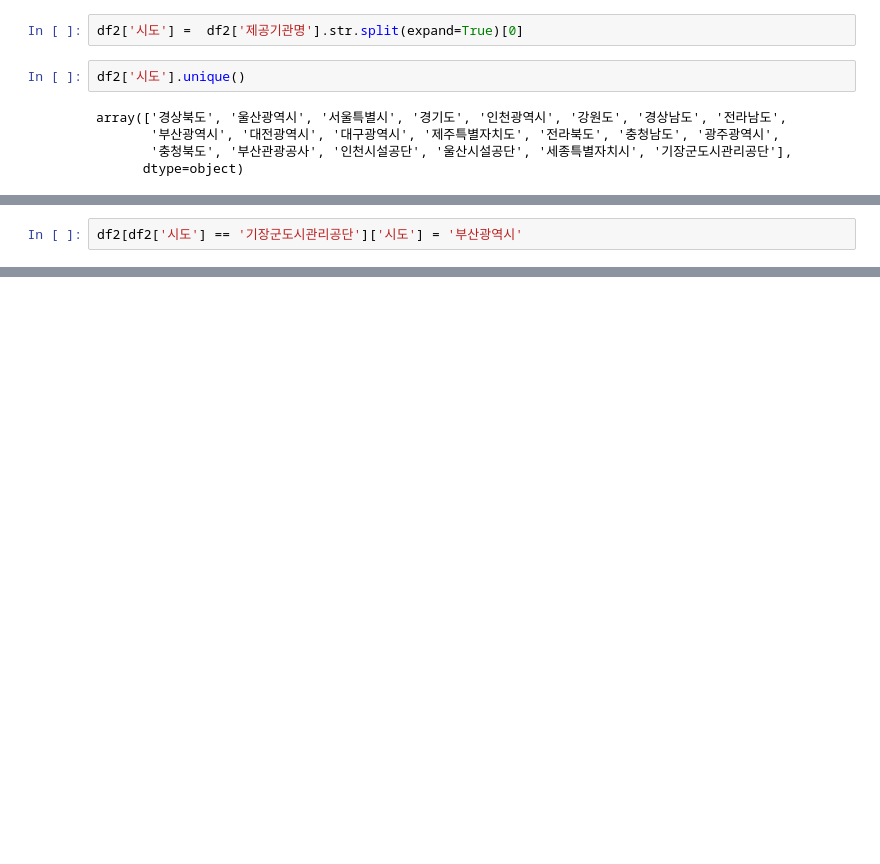
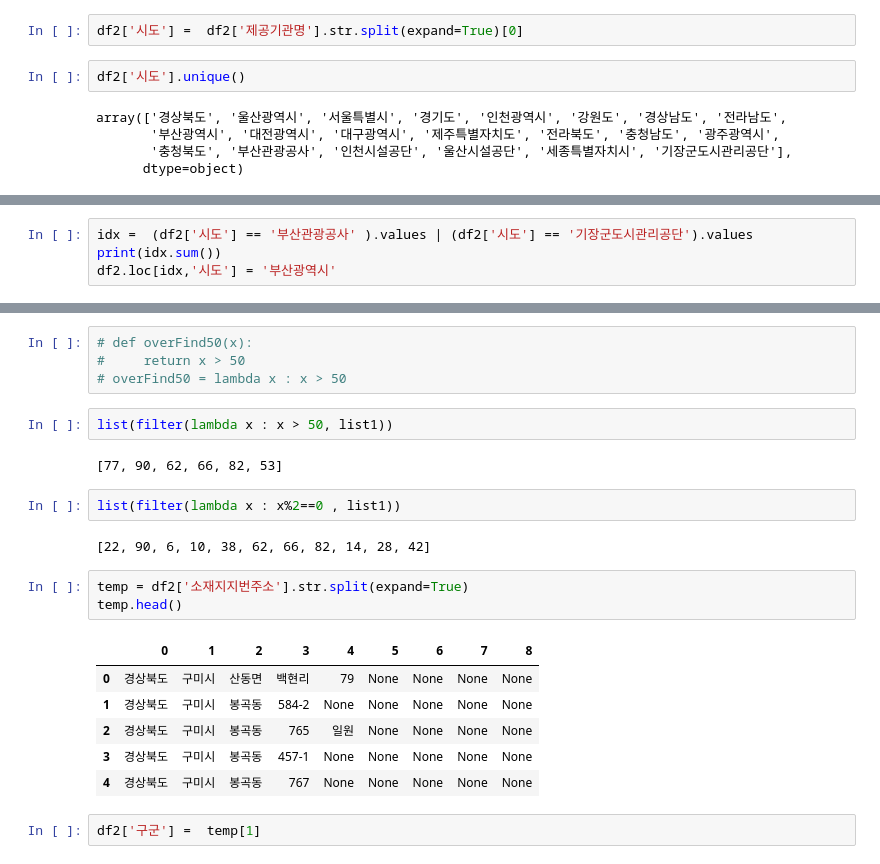
Before and after one commit to leekyuyoung4/ml0719, a Jupyter notebook: 데이터분석/공원데이터분석.ipynb, the cells around one changed output, grey strips where cells are left out. Saved outputs shown, nothing was run; the diff lists cells and outputs as text; blank space fills up the shorter version.

```diff
--- a/데이터분석/공원데이터분석.ipynb
+++ b/데이터분석/공원데이터분석.ipynb
@@ -135,2 +123,0 @@ See the caveats in the documentation: https://pandas.pydata.org/pandas-docs/stab
-# %%
-df2[df2['시도'] == '기장군도시관리공단']['시도'] = '부산광역시'
@@ -142,0 +124,4 @@ See the caveats in the documentation: https://pandas.pydata.org/pandas-docs/stab
+# %%
+idx =  (df2['시도'] == '부산관광공사' ).values | (df2['시도'] == '기장군도시관리공단').values
+print(idx.sum())
+df2.loc[idx,'시도'] = '부산광역시'
@@ -149,0 +156,24 @@ array(['경상북도', '울산광역시', '서울특별시', '경기도', '인
+# %%
+# def overFind50(x):
+#     return x > 50
+# overFind50 = lambda x : x > 50
+# %%
+list(filter(lambda x : x > 50, list1))
+# %% [output]
+[77, 90, 62, 66, 82, 53]
+# %%
+list(filter(lambda x : x%2==0 , list1))
+# %% [output]
+[22, 90, 6, 10, 38, 62, 66, 82, 14, 28, 42]
+# %%
+temp = df2['소재지지번주소'].str.split(expand=True)
+temp.head()
+# %% [output]
+|  | 0 | 1 | 2 | 3 | 4 | 5 | 6 | 7 | 8 |
+| 0 | 경상북도 | 구미시 | 산동면 | 백현리 | 79 | None | None | None | None |
+| 1 | 경상북도 | 구미시 | 봉곡동 | 584-2 | None | None | None | None | None |
+| 2 | 경상북도 | 구미시 | 봉곡동 | 765 | 일원 | None | None | None | None |
+| 3 | 경상북도 | 구미시 | 봉곡동 | 457-1 | None | None | None | None | None |
+| 4 | 경상북도 | 구미시 | 봉곡동 | 767 | None | None | None | None | None |
+# %%
+df2['구군'] =  temp[1]
```
Also changed, not shown: parts of 27 cells of this notebook.
